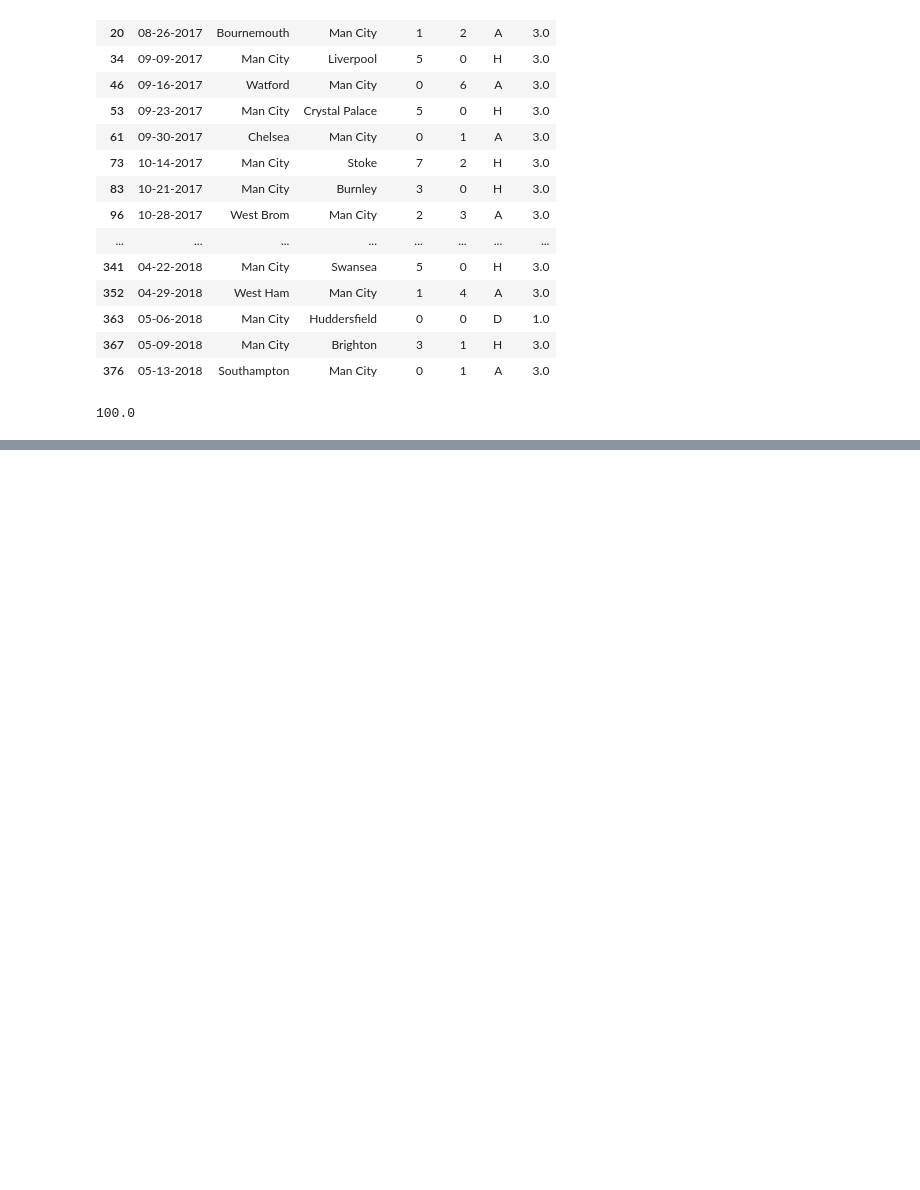
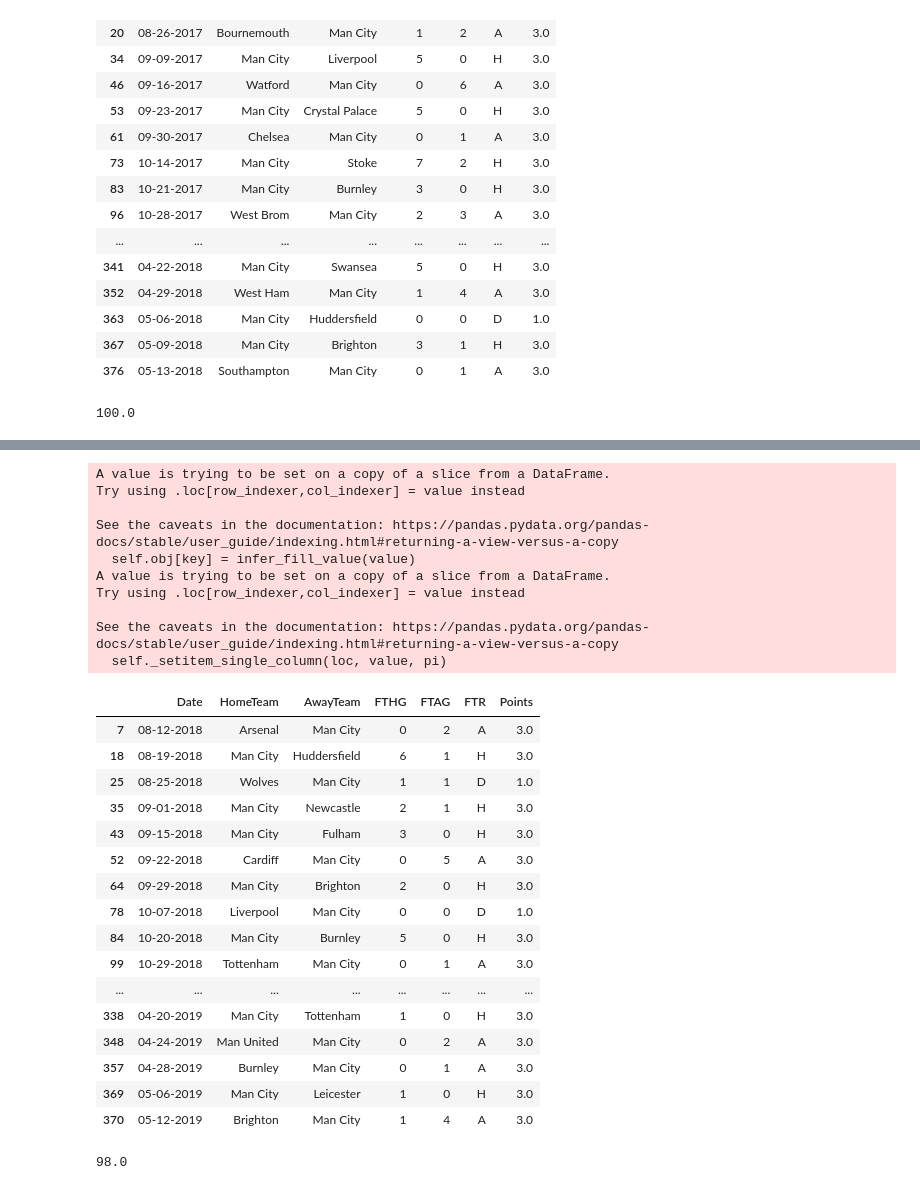
Before and after one commit to EstherOgutu/Premier-League-Prediction-Group-3-, a Jupyter notebook: Premier_League_Prediction.ipynb, the cells around one changed output, grey strips where cells are left out. Cells and saved outputs as stored; diff of their text form; code cells hidden in the pictures; blank space fills up the shorter version.

Commit message:
Update 2018/2019 Season

```diff
--- a/Premier_League_Prediction.ipynb
+++ b/Premier_League_Prediction.ipynb
@@ -981,0 +1020,6 @@ df_epltable.head(20)
+# %%
+# let's drop some of the columns
+
+season19.drop(['Div', 'HTHG', 'HTAG', 'HTR', 'Referee', 'HS', 'AS', 'HST', 'AST', 'HF', 'AF', 'HC', 'AC', 'HY', 'AY', 'HR', 'AR'], axis=1, inplace=True)
+
+season19.head()
@@ -981,0 +1033,4 @@ df_epltable.head(20)
+# %%
+# Changing the date format for our dataset
+season19['Date'] = pd.to_datetime(season19['Date'], dayfirst=True).dt.strftime('%m-%d-%Y')
+season19.head(5)
@@ -981,0 +1053,5 @@ df_epltable.head(20)
+# %%
+
+df_ManCity19 = season19.loc[(season19['HomeTeam'] == 'Man City') | (season19['AwayTeam'] == 'Man City')]
+
+df_ManCity.head()
@@ -981,0 +1065,54 @@ df_epltable.head(20)
+# %%
+# Summing the aggregate points achieved by Man City in 2018/2019 season
+df_ManCity19.loc[(df_ManCity19['HomeTeam'] == 'Man City') &
+                (df_ManCity19['FTR'] == 'H'), 'Points'] = 3
+
+df_ManCity19.loc[(df_ManCity19['AwayTeam'] == 'Man City') &
+                (df_ManCity19['FTR'] == 'A'), 'Points'] = 3
+
+df_ManCity19.loc[(df_ManCity19['HomeTeam'] == 'Man City') &
+                (df_ManCity19['FTR'] == 'A'), 'Points'] = 0
+
+df_ManCity19.loc[(df_ManCity19['AwayTeam'] == 'Man City') &
+                (df_ManCity19['FTR'] == 'H'), 'Points'] = 0
+
+df_ManCity19.loc[(df_ManCity19['HomeTeam'] == 'Man City') &
+                (df_ManCity19['FTR'] == 'D'), 'Points'] = 1
+
+df_ManCity19.loc[(df_ManCity19['AwayTeam'] == 'Man City') &
+                (df_ManCity19['FTR'] == 'D'), 'Points'] = 1
+
+df_ManCity19
+# %% [output]
+A value is trying to be set on a copy of a slice from a DataFrame.
+Try using .loc[row_indexer,col_indexer] = value instead
+
+See the caveats in the documentation: https://pandas.pydata.org/pandas-docs/stable/user_guide/indexing.html#returning-a-view-versus-a-copy
+  self.obj[key] = infer_fill_value(value)
+A value is trying to be set on a copy of a slice from a DataFrame.
+Try using .loc[row_indexer,col_indexer] = value instead
+
+See the caveats in the documentation: https://pandas.pydata.org/pandas-docs/stable/user_guide/indexing.html#returning-a-view-versus-a-copy
+  self._setitem_single_column(loc, value, pi)
+|  | Date | HomeTeam | AwayTeam | FTHG | FTAG | FTR | Points |
+| 7 | 08-12-2018 | Arsenal | Man City | 0 | 2 | A | 3.0 |
+| 18 | 08-19-2018 | Man City | Huddersfield | 6 | 1 | H | 3.0 |
+| 25 | 08-25-2018 | Wolves | Man City | 1 | 1 | D | 1.0 |
+| 35 | 09-01-2018 | Man City | Newcastle | 2 | 1 | H | 3.0 |
+| 43 | 09-15-2018 | Man City | Fulham | 3 | 0 | H | 3.0 |
+| 52 | 09-22-2018 | Cardiff | Man City | 0 | 5 | A | 3.0 |
+| 64 | 09-29-2018 | Man City | Brighton | 2 | 0 | H | 3.0 |
+| 78 | 10-07-2018 | Liverpool | Man City | 0 | 0 | D | 1.0 |
+| 84 | 10-20-2018 | Man City | Burnley | 5 | 0 | H | 3.0 |
+| 99 | 10-29-2018 | Tottenham | Man City | 0 | 1 | A | 3.0 |
+| ... | ... | ... | ... | ... | ... | ... | ... |
+| 338 | 04-20-2019 | Man City | Tottenham | 1 | 0 | H | 3.0 |
+| 348 | 04-24-2019 | Man United | Man City | 0 | 2 | A | 3.0 |
+| 357 | 04-28-2019 | Burnley | Man City | 0 | 1 | A | 3.0 |
+| 369 | 05-06-2019 | Man City | Leicester | 1 | 0 | H | 3.0 |
+| 370 | 05-12-2019 | Brighton | Man City | 1 | 4 | A | 3.0 |
+# %%
+man_city_points19 = df_ManCity19['Points'].sum()
+man_city_points19
+# %% [output]
+98.0
```
Also changed, not shown: parts of 10 cells of this notebook.
